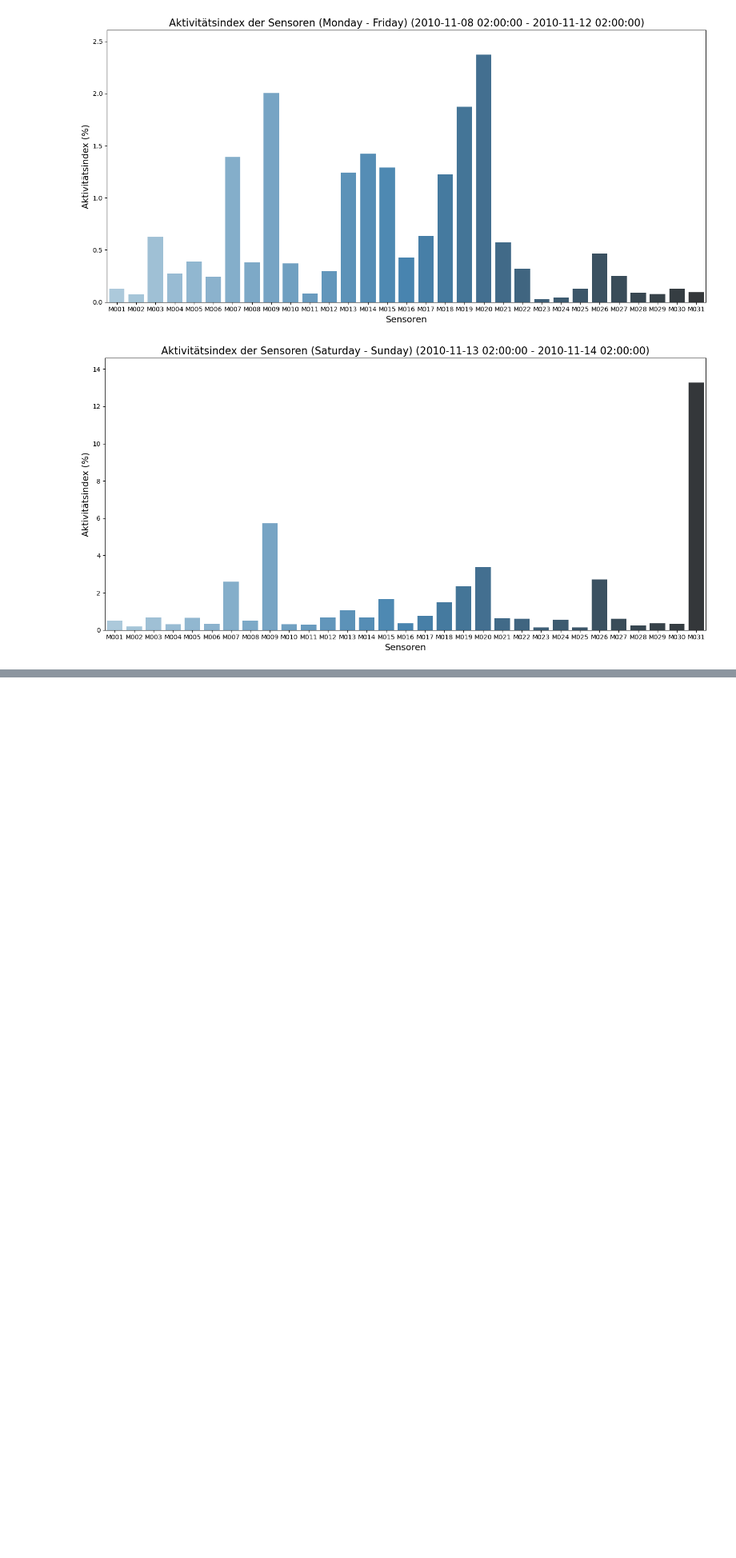
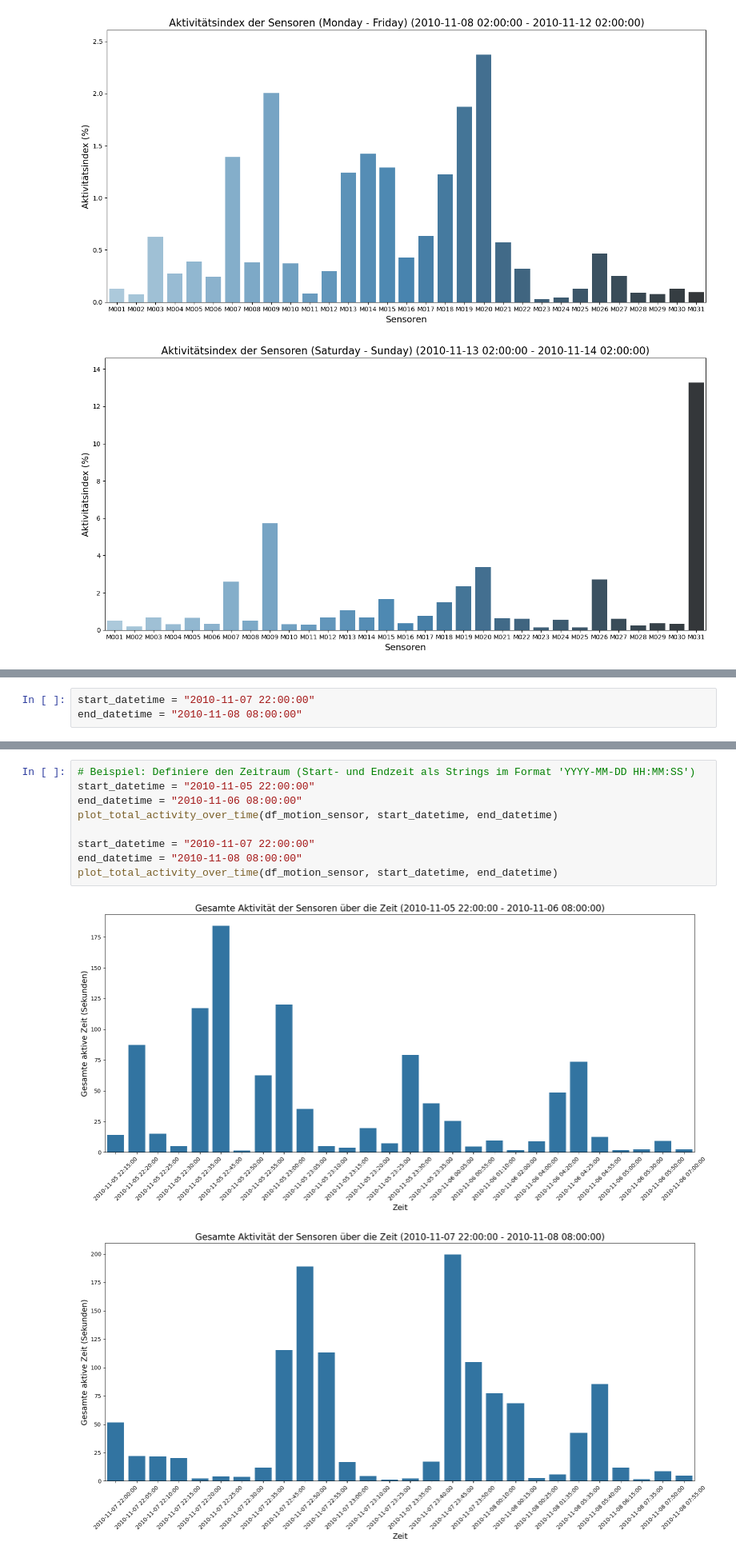
Before and after one commit to ddening/ambient-assisted-living, a Jupyter notebook: src/aruba_activity.ipynb, the cells around one changed output, grey strips where cells are left out. Shown at 80% size. Saved outputs shown, nothing was run; the diff lists cells and outputs as text; blank space fills up the shorter version.

```diff
--- a/src/aruba_activity.ipynb
+++ b/src/aruba_activity.ipynb
@@ -433,0 +523,3 @@ plot_activity(df_motion_sensor, start_datetime, end_datetime)
+# %%
+start_datetime = "2010-11-07 22:00:00"
+end_datetime = "2010-11-08 08:00:00"
@@ -433,0 +589,12 @@ plot_activity(df_motion_sensor, start_datetime, end_datetime)
+# %%
+# Beispiel: Definiere den Zeitraum (Start- und Endzeit als Strings im Format 'YYYY-MM-DD HH:MM:SS')
+start_datetime = "2010-11-05 22:00:00"
+end_datetime = "2010-11-06 08:00:00"
+plot_total_activity_over_time(df_motion_sensor, start_datetime, end_datetime)
+
+start_datetime = "2010-11-07 22:00:00"
+end_datetime = "2010-11-08 08:00:00"
+plot_total_activity_over_time(df_motion_sensor, start_datetime, end_datetime)
+# %% [output]
+[figure, added]
+[figure, added]
```
Also changed, not shown: parts of 6 cells of this notebook.
